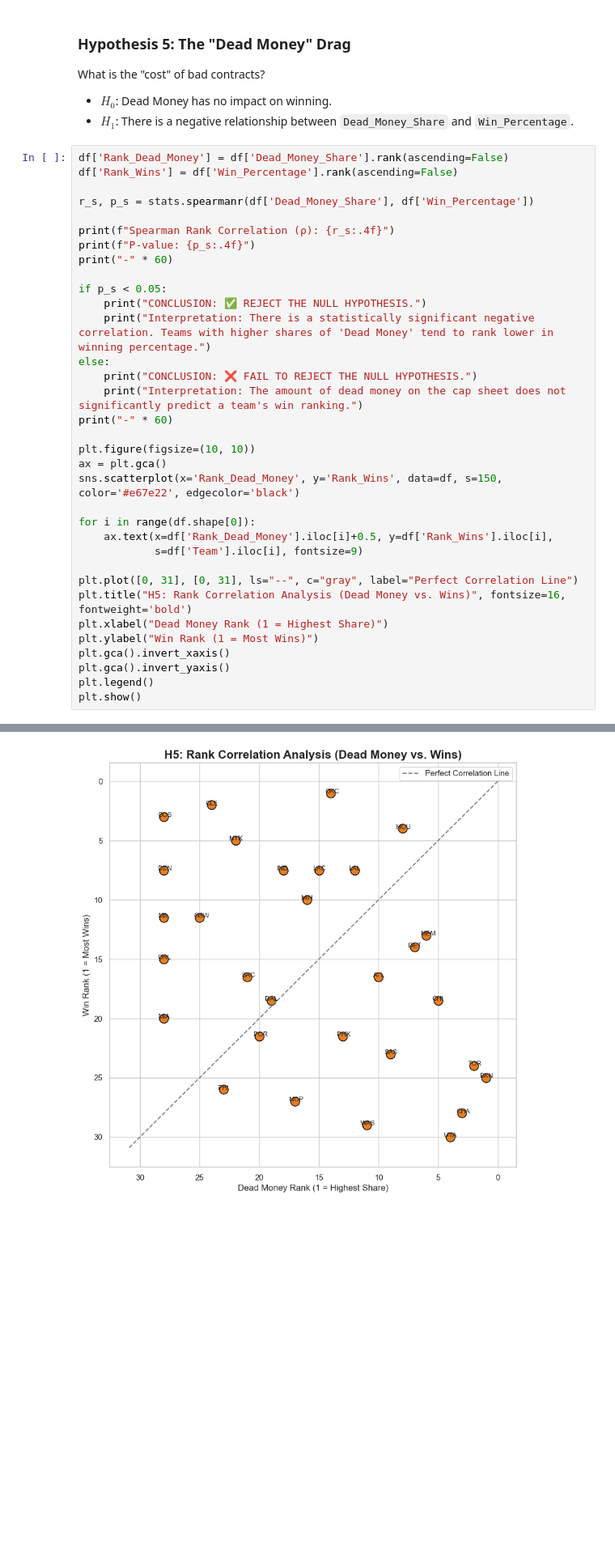
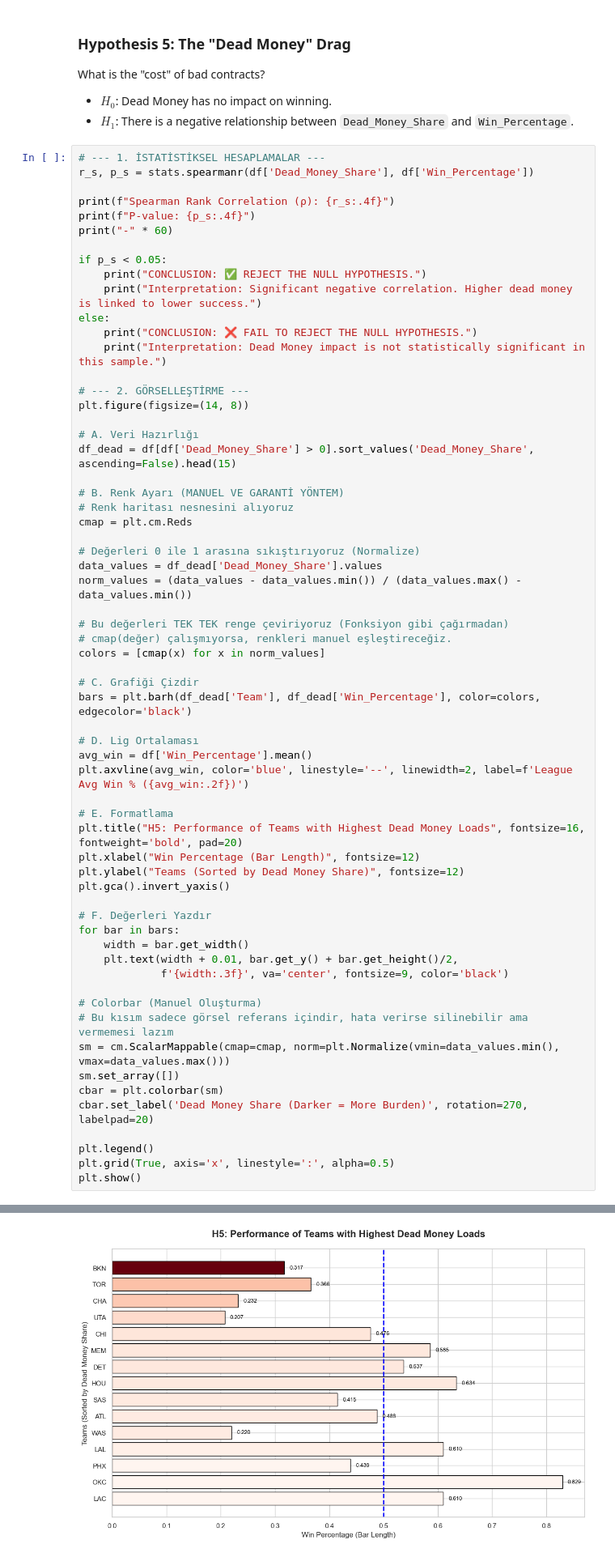
Before and after one commit to akoo57/DSA210_Akif, a Jupyter notebook: dsa.ipynb, the cells around one changed output, grey strips where cells are left out. Shown at 81% size. Saved outputs shown, nothing was run; the diff lists cells and outputs as text; blank space fills up the shorter version.

```diff
--- a/dsa.ipynb
+++ b/dsa.ipynb
@@ -261,9 +307,7 @@ What is the "cost" of bad contracts?
 * **$H_0$**: Dead Money has no impact on winning.
 * **$H_1$**: There is a negative relationship between `Dead_Money_Share` and `Win_Percentage`.
 # %%
-df['Rank_Dead_Money'] = df['Dead_Money_Share'].rank(ascending=False)
-df['Rank_Wins'] = df['Win_Percentage'].rank(ascending=False)
-
+# --- 1. İSTATİSTİKSEL HESAPLAMALAR ---
 r_s, p_s = stats.spearmanr(df['Dead_Money_Share'], df['Win_Percentage'])
 
 print(f"Spearman Rank Correlation (ρ): {r_s:.4f}")
@@ -272,27 +316,57 @@ print("-" * 60)
 
 if p_s < 0.05:
     print("CONCLUSION: ✅ REJECT THE NULL HYPOTHESIS.")
-    print("Interpretation: There is a statistically significant negative correlation. Teams with higher shares of 'Dead Money' tend to rank lower in winning percentage.")
+    print("Interpretation: Significant negative correlation. Higher dead money is linked to lower success.")
 else:
     print("CONCLUSION: ❌ FAIL TO REJECT THE NULL HYPOTHESIS.")
-    print("Interpretation: The amount of dead money on the cap sheet does not significantly predict a team's win ranking.")
-print("-" * 60)
+    print("Interpretation: Dead Money impact is not statistically significant in this sample.")
 
-plt.figure(figsize=(10, 10))
-ax = plt.gca()
-sns.scatterplot(x='Rank_Dead_Money', y='Rank_Wins', data=df, s=150, color='#e67e22', edgecolor='black')
+# --- 2. GÖRSELLEŞTİRME ---
+plt.figure(figsize=(14, 8))
 
-for i in range(df.shape[0]):
-    ax.text(x=df['Rank_Dead_Money'].iloc[i]+0.5, y=df['Rank_Wins'].iloc[i],
-            s=df['Team'].iloc[i], fontsize=9)
+# A. Veri Hazırlığı
+df_dead = df[df['Dead_Money_Share'] > 0].sort_values('Dead_Money_Share', ascending=False).head(15)
 
-plt.plot([0, 31], [0, 31], ls="--", c="gray", label="Perfect Correlation Line")
-plt.title("H5: Rank Correlation Analysis (Dead Money vs. Wins)", fontsize=16, fontweight='bold')
-plt.xlabel("Dead Money Rank (1 = Highest Share)")
-plt.ylabel("Win Rank (1 = Most Wins)")
-plt.gca().invert_xaxis()
+# B. Renk Ayarı (MANUEL VE GARANTİ YÖNTEM)
+# Renk haritası nesnesini alıyoruz
+cmap = plt.cm.Reds
+
+# Değerleri 0 ile 1 arasına sıkıştırıyoruz (Normalize)
+data_values = df_dead['Dead_Money_Share'].values
+norm_values = (data_values - data_values.min()) / (data_values.max() - data_values.min())
+
+# Bu değerleri TEK TEK renge çeviriyoruz (Fonksiyon gibi çağırmadan)
+# cmap(değer) çalışmıyorsa, renkleri manuel eşleştireceğiz.
+colors = [cmap(x) for x in norm_values]
+
+# C. Grafiği Çizdir
+bars = plt.barh(df_dead['Team'], df_dead['Win_Percentage'], color=colors, edgecolor='black')
+
+# D. Lig Ortalaması
+avg_win = df['Win_Percentage'].mean()
+plt.axvline(avg_win, color='blue', linestyle='--', linewidth=2, label=f'League Avg Win % ({avg_win:.2f})')
+
+# E. Formatlama
+plt.title("H5: Performance of Teams with Highest Dead Money Loads", fontsize=16, fontweight='bold', pad=20)
+plt.xlabel("Win Percentage (Bar Length)", fontsize=12)
+plt.ylabel("Teams (Sorted by Dead Money Share)", fontsize=12)
 plt.gca().invert_yaxis()
+
+# F. Değerleri Yazdır
+for bar in bars:
+    width = bar.get_width()
+    plt.text(width + 0.01, bar.get_y() + bar.get_height()/2,
+             f'{width:.3f}', va='center', fontsize=9, color='black')
+
+# Colorbar (Manuel Oluşturma)
+# Bu kısım sadece görsel referans içindir, hata verirse silinebilir ama vermemesi lazım
+sm = cm.ScalarMappable(cmap=cmap, norm=plt.Normalize(vmin=data_values.min(), vmax=data_values.max()))
+sm.set_array([])
+cbar = plt.colorbar(sm)
+cbar.set_label('Dead Money Share (Darker = More Burden)', rotation=270, labelpad=20)
+
 plt.legend()
+plt.grid(True, axis='x', linestyle=':', alpha=0.5)
 plt.show()
 # %% [output]
 Spearman Rank Correlation (ρ): -0.4116
@@ -304 +378 @@ Interpretation: There is a statistically significant negative correlation. Teams
-[figure, old version]
+[figure, new version]
```
Also changed, not shown: parts of 6 cells of this notebook.
